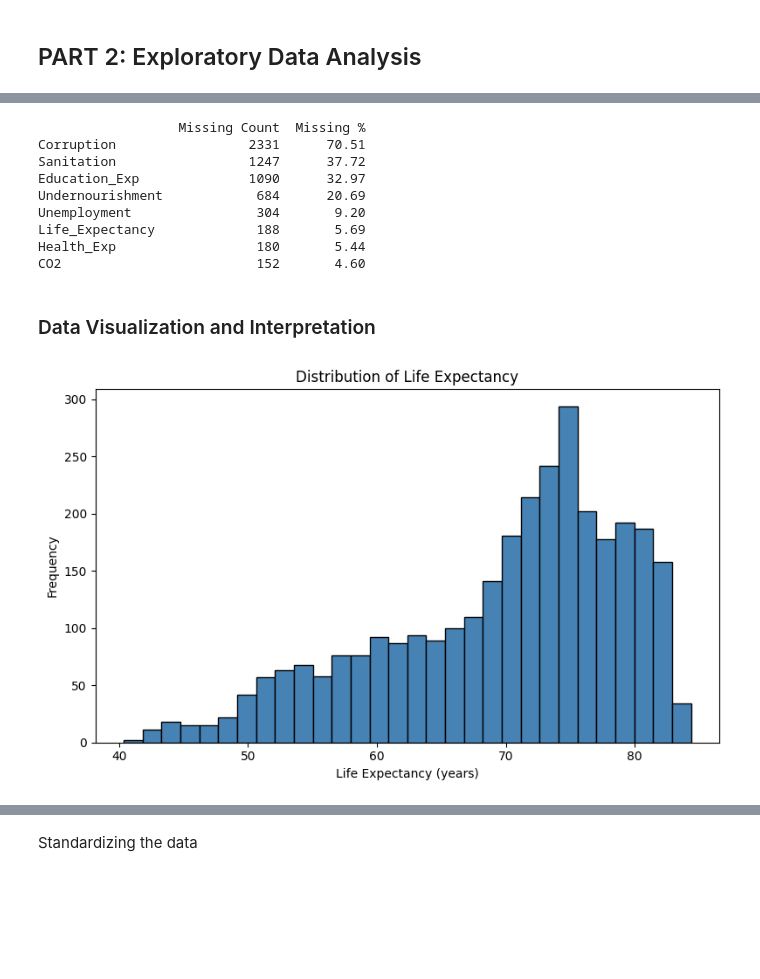
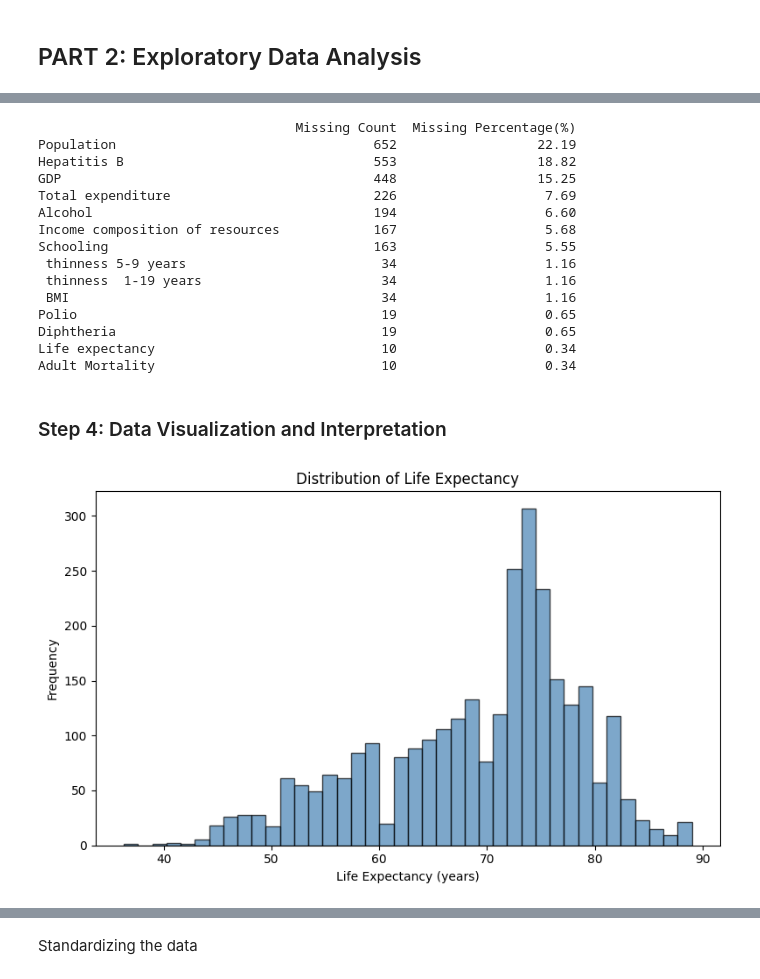
Before and after one commit to ai-ngabo/linear_regression_model, a Jupyter notebook: summative/linear_regression/multivariate.ipynb, the cells around one changed output, grey strips where cells are left out. Drawn from its saved outputs; the diff is of its cells as text; code cells hidden in the pictures; blank space fills up the shorter version.

```diff
--- a/summative/linear_regression/multivariate.ipynb
+++ b/summative/linear_regression/multivariate.ipynb
@@ -27,7 +42,10 @@ Dataset extracted successfully!
 # %%
 # Loading the dataset into a DataFrame
-data = pd.read_csv('./data/life expectancy.csv')
+data = pd.read_csv('./Life Expectancy Data.csv')
 
-# Displaying the first 5 rows of the dataset
-data.head()
+# Set to view all columns
+pd.set_option('display.max_columns', None)
+
+# Viewing the dataset (showing the first & last 5 rows)
+data
 # %% [output]
@@ -45,15 +69,0 @@ Dataset has 3306 rows and 16 columns.
-# %%
-# Renaming the column names for easier access
-data.rename(
-    columns={
-        'Country Name': 'Country',
-        'Country Code': 'Code',
-        'IncomeGroup': 'Income_Group',
-        'Life Expectancy World Bank': 'Life_Expectancy',
-        'Prevelance of Undernourishment': 'Undernourishment',
-        'Health Expenditure %': 'Health_Exp',
-        'Education Expenditure %': 'Education_Exp'
-    },
-    inplace=True
-)
-data.columns.to_list()
@@ -116,36 +109,44 @@ data.describe()
 # Checking for missing values in the dataset and their percentage per column
 missing_df = pd.DataFrame({
     'Missing Count': data.isnull().sum(),
-    'Missing %': (data.isnull().sum() / len(data) * 100).round(2)
+    'Missing Percentage(%)': (data.isnull().sum() / len(data) * 100).round(2)
 })
 
 # Show only columns that actually have missing values
 # and Sort by percentage of missing values in descending order
 
-print(missing_df[missing_df['Missing Count'] > 0].sort_values('Missing %', ascending=False))
+print(missing_df[missing_df['Missing Count'] > 0].sort_values(
+    'Missing Percentage(%)', ascending=False))
 # %% [output]
-                  Missing Count  Missing %
-Corruption                 2331      70.51
-Sanitation                 1247      37.72
-Education_Exp              1090      32.97
-Undernourishment            684      20.69
-Unemployment                304       9.20
-Life_Expectancy             188       5.69
-Health_Exp                  180       5.44
-CO2                         152       4.60
+                                 Missing Count  Missing Percentage(%)
+Population                                 652                  22.19
+Hepatitis B                                553                  18.82
+GDP                                        448                  15.25
+Total expenditure                          226                   7.69
+Alcohol                                    194                   6.60
+Income composition of resources            167                   5.68
+Schooling                                  163                   5.55
+ thinness 5-9 years                         34                   1.16
+ thinness  1-19 years                       34                   1.16
+ BMI                                        34                   1.16
+Polio                                       19                   0.65
+Diphtheria                                  19                   0.65
+Life expectancy                             10                   0.34
+Adult Mortality                             10                   0.34
 # %% [markdown]
-### Data Visualization and Interpretation
+### Step 4: Data Visualization and Interpretation
 # %%
 # Histogram of the 'Life expectancy' column which is the target variable
 
 plt.figure(figsize=(8, 5))
-plt.hist(data['Life_Expectancy'].dropna(), bins=30, color='steelblue', edgecolor='black')
+plt.hist(data['Life expectancy '].dropna(), bins=40,
+         color='steelblue', edgecolor='black', alpha=0.7)
 plt.title('Distribution of Life Expectancy')
 plt.xlabel('Life Expectancy (years)')
 plt.ylabel('Frequency')
 plt.tight_layout()
 plt.show()
 # %% [output]
-[figure, old version]
+[figure, new version]
 # %%
 # Boxplot of Life Expectancy to detect outliers
```
Also changed, not shown: parts of 71 cells of this notebook, 4 other files.
